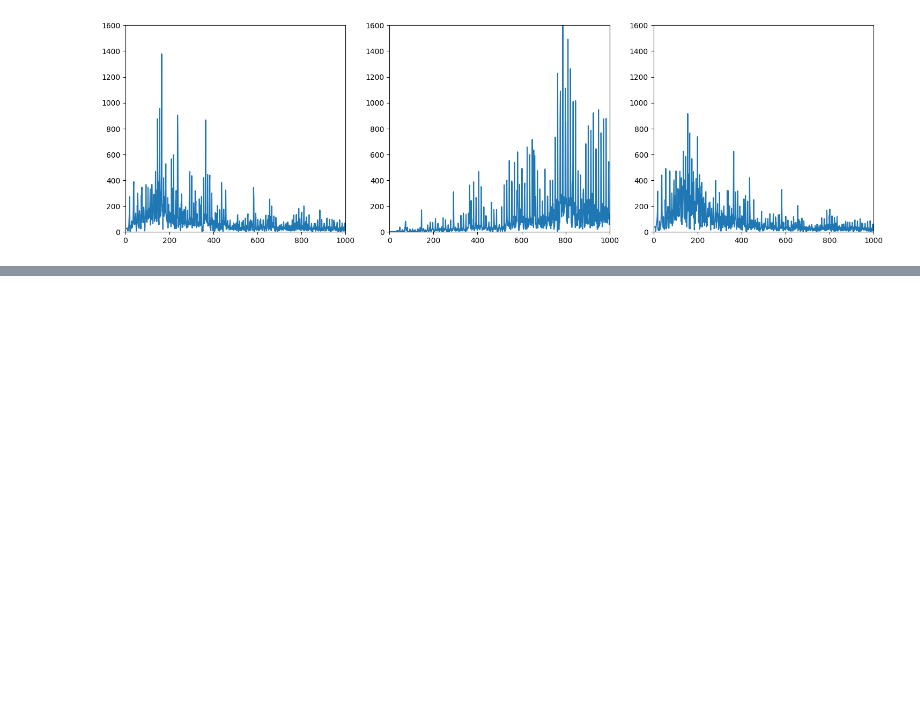
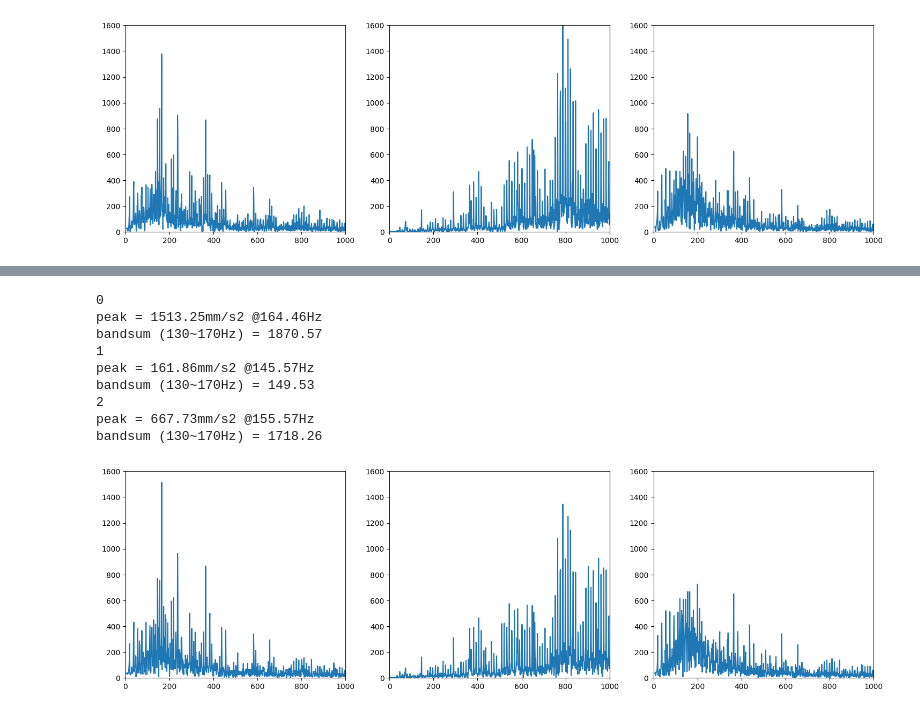
Before and after one commit to hskim-py/REPS_Low_Frequency_NVH_Post, a Jupyter notebook: Ansys_motion_post_result_RBNA_Low_frequency_NVH_FFT_25r2_Input정입력_조건.ipynb, the cells around one changed output, grey strips where cells are left out. Drawn from its saved outputs; the diff is of its cells as text; code cells hidden in the pictures; blank space fills up the shorter version.

```diff
--- a/Ansys_motion_post_result_RBNA_Low_frequency_NVH_FFT_25r2_Input정입력_조건.ipynb
+++ b/Ansys_motion_post_result_RBNA_Low_frequency_NVH_FFT_25r2_Input정입력_조건.ipynb
@@ -423,0 +431,21 @@ bandsum (130~170Hz) = 940.65
+# %%
+#볼 너트 4열 데이터 SWAP
+target = "TIE_ROD_R"
+paths_list = ["Acceleration/X", "Acceleration/Y", "Acceleration/Z"]
+install_path = os.environ['AWP_ROOT252']
+file_path = os.path.join(install_path, r'C:\00_Project_ssd\JX_Assy\JX_deflector_angle_WOW2_BOB1_MVA60_row4.dfr')
+FFT_start_time = 0.1
+FFT_end_time = 1
+
+analyze_acceleration_data(target, paths_list, file_path, FFT_start_time, FFT_end_time)
+# %% [output]
+0
+peak = 1513.25mm/s2 @164.46Hz
+bandsum (130~170Hz) = 1870.57
+1
+peak = 161.86mm/s2 @145.57Hz
+bandsum (130~170Hz) = 149.53
+2
+peak = 667.73mm/s2 @155.57Hz
+bandsum (130~170Hz) = 1718.26
+[figure, added]
```
Also changed, not shown: parts of 7 cells of this notebook.
